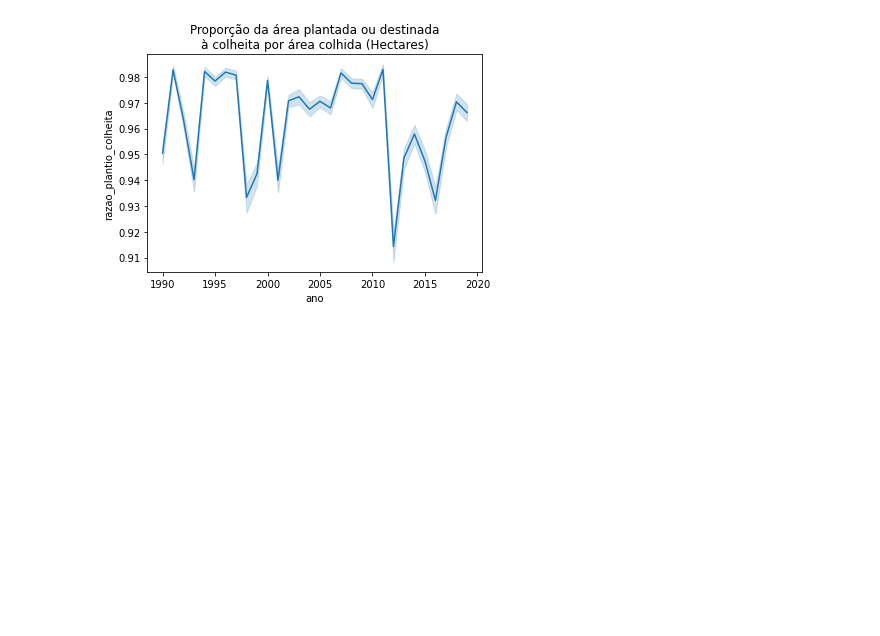
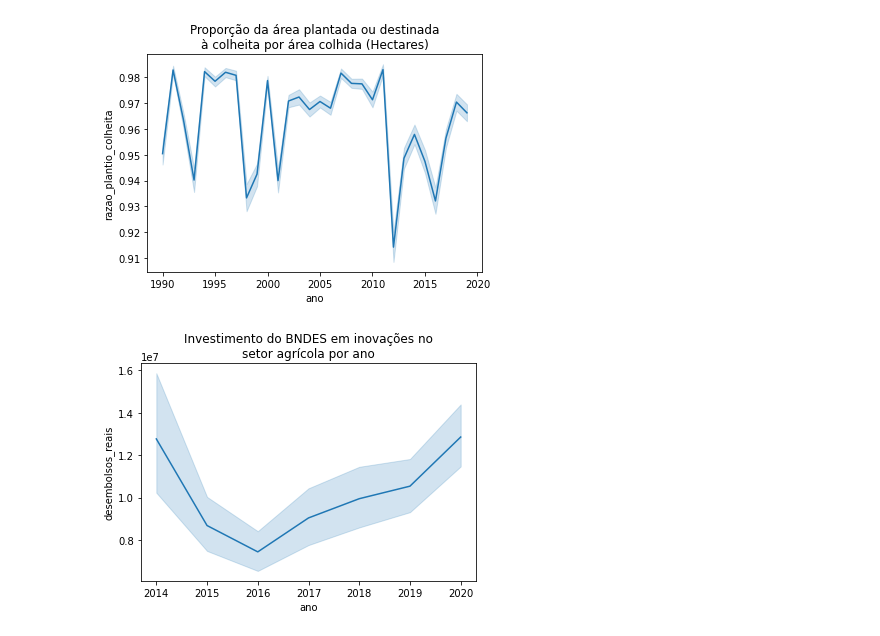
Before and after one commit to EricaFer/BNDES, a Jupyter notebook: Analysis/Analysis_1/analysis_1.ipynb, the cells around one changed output. Drawn from its saved outputs; the diff is of its cells as text; code cells hidden in the pictures; blank space fills up the shorter version.

```diff
--- a/Analysis/Analysis_1/analysis_1.ipynb
+++ b/Analysis/Analysis_1/analysis_1.ipynb
@@ -358,0 +369,3 @@ agro_bndes.head()
+# %%
+merge_df = pd.merge(agro_mun_bndes, PAM,  how='left', on=['ano','municipio_codigo'])
+merge_df.tail()
@@ -390,3 +410,9 @@ pam_plot.get_figure().savefig("./plots/razao_plantio_colheita_plot.jpg", dpi=300
 pam_plot;
 # %% [output]
 [figure]
+# %%
+bndes_inov_plot = sns.lineplot(data=merge_df.loc[(merge_df["inovacao"] != 0) & (merge_df["ano"] > 2013)], x="ano", y="desembolsos_reais").set_title("Investimento do BNDES em inovações no\nsetor agrícola por ano")
+bndes_inov_plot.get_figure().savefig("./plots/bndes_inov_plot.jpg", dpi=300, format="jpg", bbox_inches="tight")
+bndes_inov_plot;
+# %% [output]
+[figure, added]
```
Also changed, not shown: parts of 13 cells of this notebook, 7 other files.
